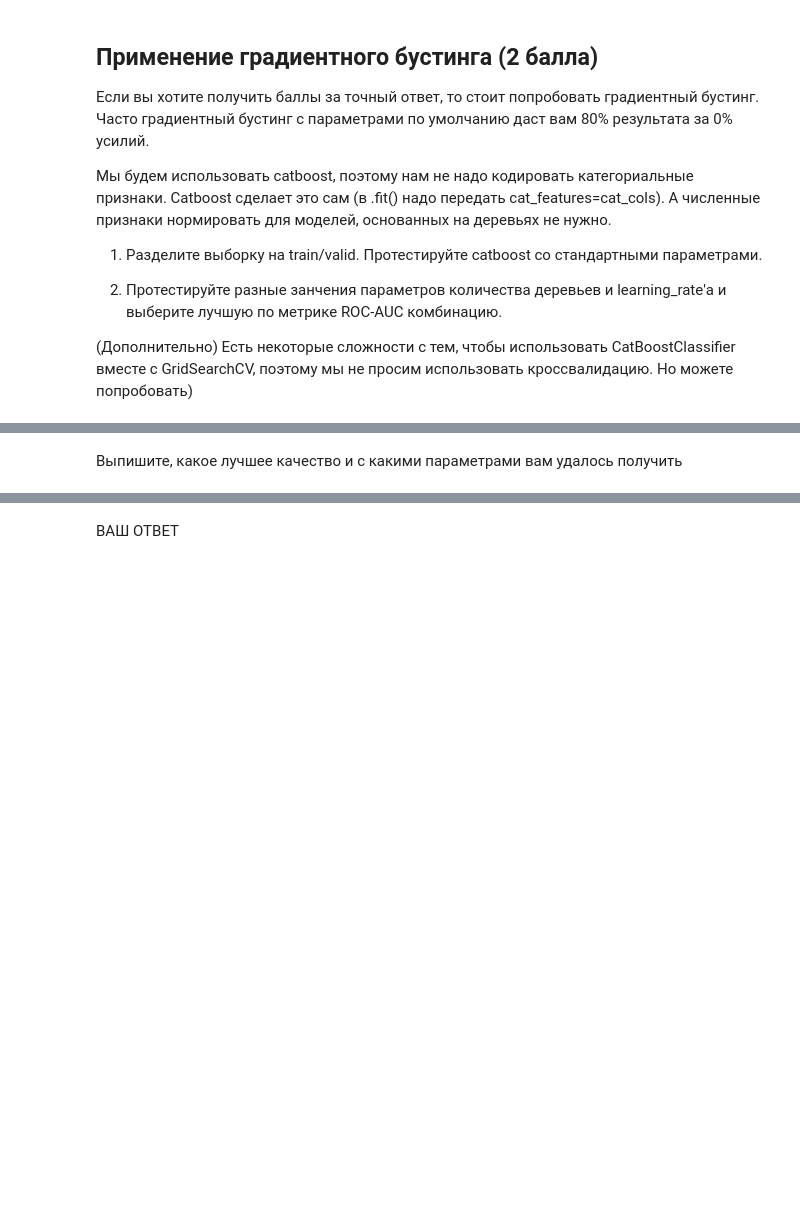
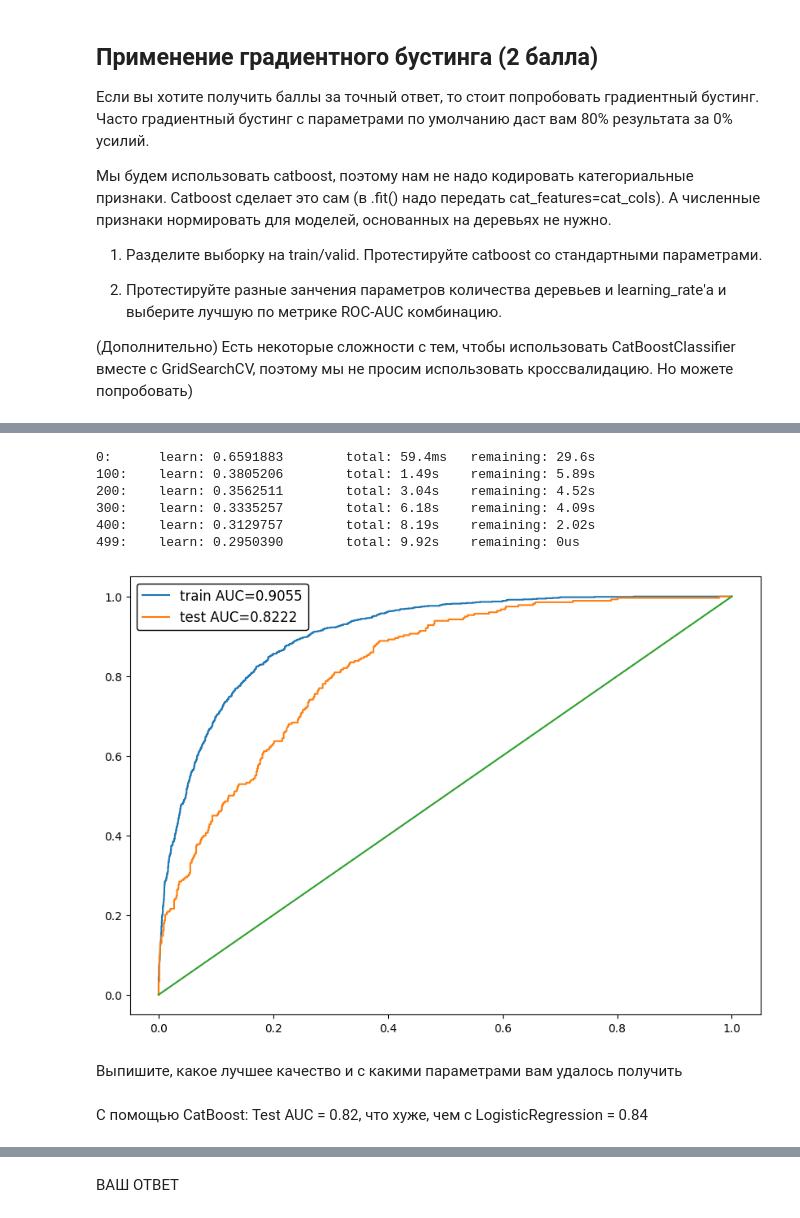
Before and after one commit to episode16/Py, a Jupyter notebook: DLS_mipt/week_03_composition_model_selection/hw_3_kaggle_ipynb.ipynb, the cells around one changed output, grey strips where cells are left out. Drawn from its saved outputs; the diff is of its cells as text; code cells hidden in the pictures; blank space fills up the shorter version.

Commit message:
upd: catboost

```diff
--- a/DLS_mipt/week_03_composition_model_selection/hw_3_kaggle_ipynb.ipynb
+++ b/DLS_mipt/week_03_composition_model_selection/hw_3_kaggle_ipynb.ipynb
@@ -389,8 +394,9 @@ df_encoded
 # %%
 X = df_encoded.drop(columns=['Churn']).values
 y = df_encoded['Churn'].values
+X_origin = df.iloc[:, :-1]
 
-
+#print(X_origin.head(3))
 X_train, X_test, y_train, y_test = train_test_split(X, y, shuffle=True, test_size=0.2, random_state=42)
 # %%
 def search_and_draw(X, y, model, param_name, grid, param_scale='ordinary', draw=True):
@@ -548,2 +574,42 @@ for model, param_name, grid, param_scale in zip(models,
+# %%
+import catboost
+
+# CatBoost умеет работать с категориальными признаками сам
+X_train_origin, X_test_origin, y_train_origin, y_test_origin = train_test_split(X_origin, y,
+                                                       train_size=0.8,
+                                                       random_state=42)
+# %%
+boosting_model = catboost.CatBoostClassifier(n_estimators=200,
+                                             cat_features=cat_cols)
+
+boosting_model.fit(X_train_origin, y_train)
+
+y_train_predicted = boosting_model.predict_proba(X_train_origin)[:, 1]
+y_test_predicted = boosting_model.predict_proba(X_test_origin)[:, 1]
+# %% [output]
+0:      learn: 0.6591883        total: 59.4ms   remaining: 29.6s
+100:    learn: 0.3805206        total: 1.49s    remaining: 5.89s
+200:    learn: 0.3562511        total: 3.04s    remaining: 4.52s
+300:    learn: 0.3335257        total: 6.18s    remaining: 4.09s
+400:    learn: 0.3129757        total: 8.19s    remaining: 2.02s
+499:    learn: 0.2950390        total: 9.92s    remaining: 0us
+# %%
+from sklearn.metrics import roc_auc_score, roc_curve
+
+train_auc = roc_auc_score(y_train, y_train_predicted)
+test_auc = roc_auc_score(y_test, y_test_predicted)
+
+plt.figure(figsize=(10,7))
+plt.plot(*roc_curve(y_train, y_train_predicted)[:2], label='train AUC={:.4f}'.format(train_auc))
+plt.plot(*roc_curve(y_test, y_test_predicted)[:2], label='test AUC={:.4f}'.format(test_auc))
+legend_box = plt.legend(fontsize='large', framealpha=1).get_frame()
+legend_box.set_facecolor("white")
+legend_box.set_edgecolor("black")
+plt.plot(np.linspace(0,1,100), np.linspace(0,1,100))
+plt.show()
+# %% [output]
+[figure, added]
 # %% [markdown]
 Выпишите, какое лучшее качество и с какими параметрами вам удалось получить
+# %% [markdown]
+С помощью CatBoost: Test AUC = 0.82, что хуже, чем с LogisticRegression = 0.84
```
Also changed, not shown: parts of 13 cells of this notebook.
